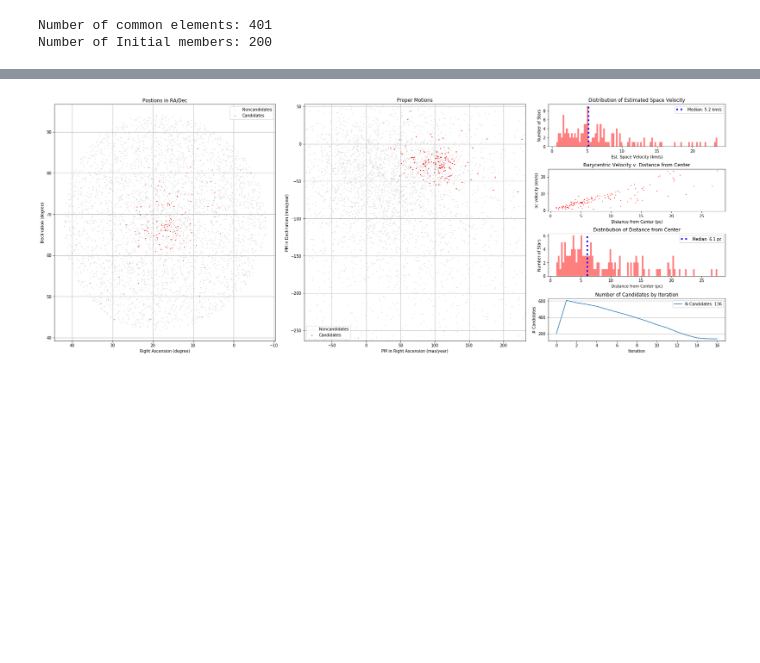
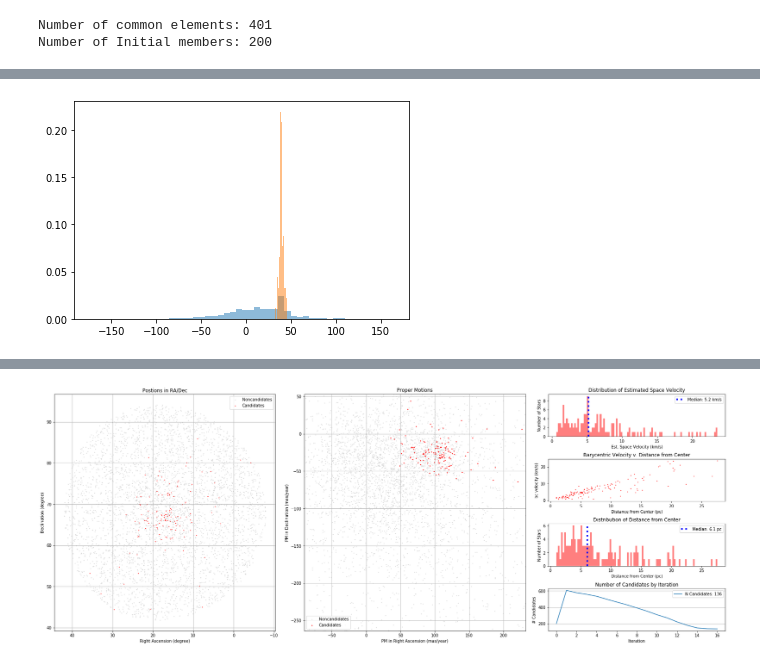
Before and after one commit to kevinmcmanus/runawaysearch, a Jupyter notebook: Hyades.ipynb, the cells around one changed output, grey strips where cells are left out. Cells and saved outputs as stored; diff of their text form; code cells hidden in the pictures; blank space fills up the shorter version.

```diff
--- a/Hyades.ipynb
+++ b/Hyades.ipynb
@@ -342,0 +418,5 @@ zz=plt.hist(search_results['Hyades'].objs.radial_velocity, bins=50)
+# %%
+zz=plt.hist(['Hyades'].objs.radial_velocity, bins=50, density=True, alpha=0.5)
+zz=plt.hist(cluster_members['Hyades'].objs.radial_velocity, bins=50, density=True, alpha=0.5)
+# %% [output]
+[figure, added]
```
Also changed, not shown: parts of 19 cells of this notebook, 3 other files.
